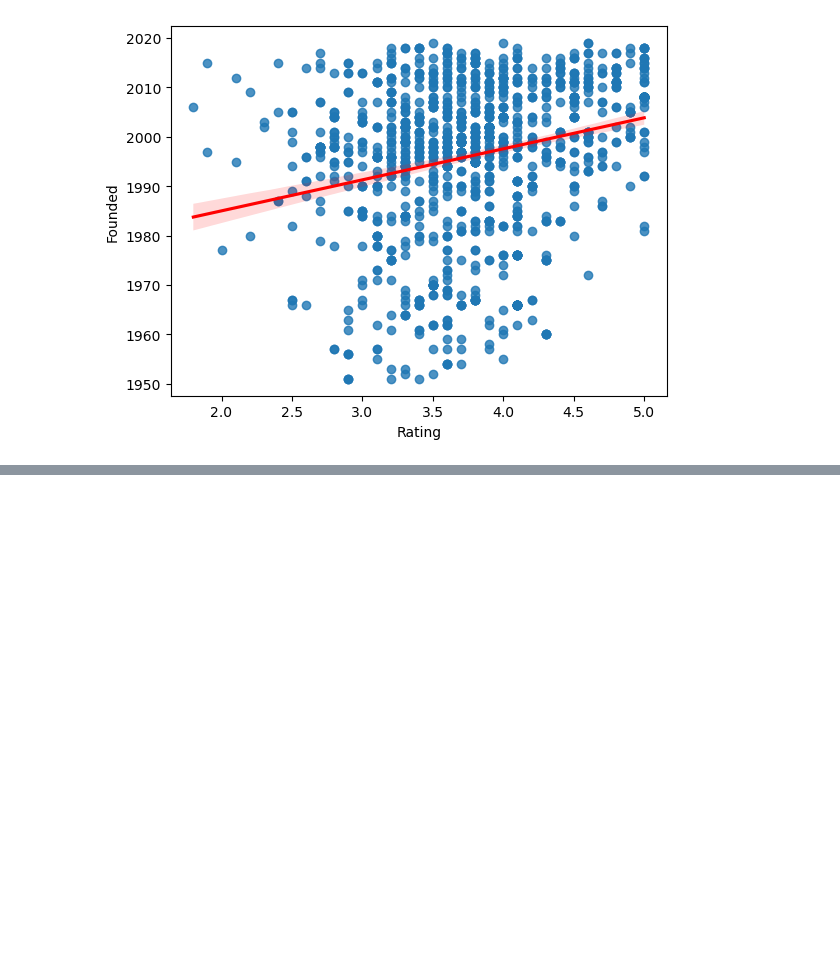
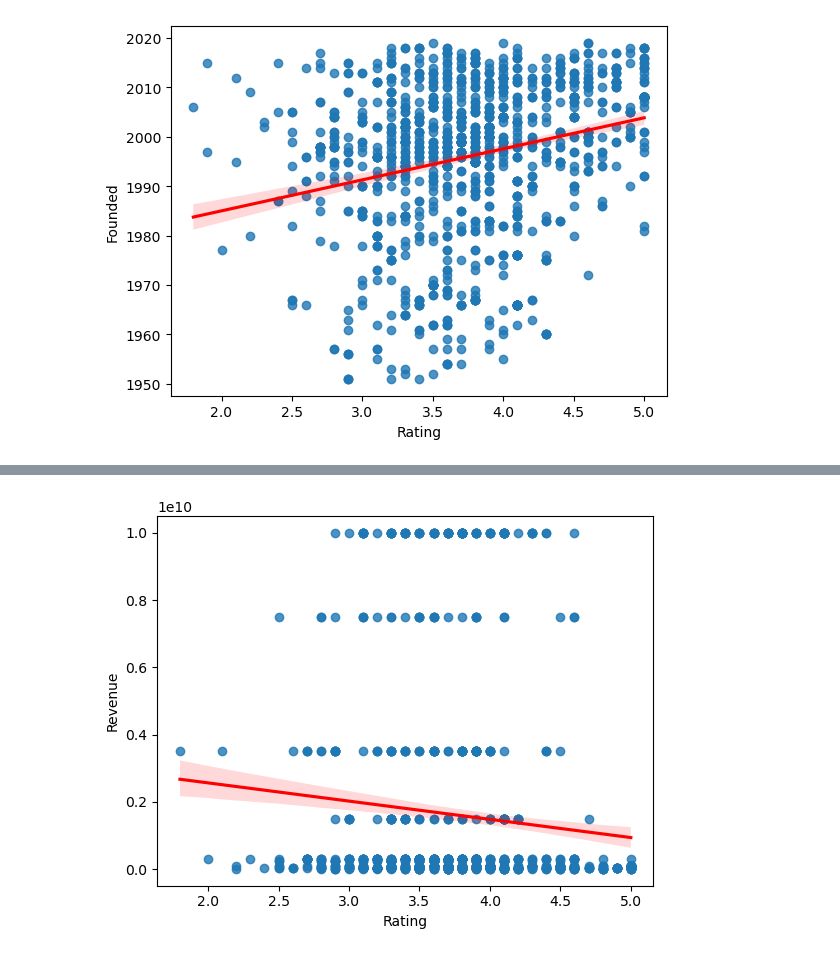
Before and after one commit to Hector325/PROJECT, a Jupyter notebook: EDA_mini_project.ipynb, the cells around one changed output, grey strips where cells are left out. Cells and saved outputs as stored; diff of their text form; code cells hidden in the pictures; blank space fills up the shorter version.

```diff
--- a/EDA_mini_project.ipynb
+++ b/EDA_mini_project.ipynb
@@ -499,3 +527,32 @@ sns.regplot(x='Rating', y='Founded', data=df, line_kws={"color": "red"})
 plt.show()
 # %% [output]
 [figure]
+# %%
+import pandas as pd
+import re
+
+def convert_revenue_to_avg(revenue):
+    # 使用正則表達式提取出所有的數字
+    numbers = re.findall(r'\d+', revenue)
+    # 如果找到了數字，則計算平均值
+    if numbers:
+        # 將數字列表轉換為整數列表
+        numbers = list(map(int, numbers))
+        # 包含"thousand"，數字乘1000
+        if 'thousand' in revenue:
+            numbers = [num * 1000 for num in numbers]
+        # 包含"million"，數字乘1000000
+        elif 'million' in revenue:
+            numbers = [num * 1000000 for num in numbers]
+        # 包含"billion"，數字乘1000000000
+        elif 'billion' in revenue:
+            numbers = [num * 1000000000 for num in numbers]
+        # 計算平均值
+        avg = sum(numbers) / len(numbers)
+        return avg
+    #
+    else:
+        return None
+
+
+df['Revenue'] = df['Revenue'].apply(convert_revenue_to_avg)
@@ -501,0 +574,12 @@ plt.show()
+# %%
+df['Rating'] = pd.to_numeric(df['Rating'], errors='coerce')
+df['Revenue'] = pd.to_numeric(df['Revenue'], errors='coerce')
+
+# 過濾掉 為 -1 的數據，並
+df = df[(df['Revenue'] != -1) & (df['Rating'] != -1)]
+
+# 創建散點圖並添加回歸線
+sns.regplot(x='Rating', y='Revenue', data=df, line_kws={"color": "red"})
+plt.show()
+# %% [output]
+[figure, added]
```
Also changed, not shown: parts of 6 cells of this notebook, 1 other file.
